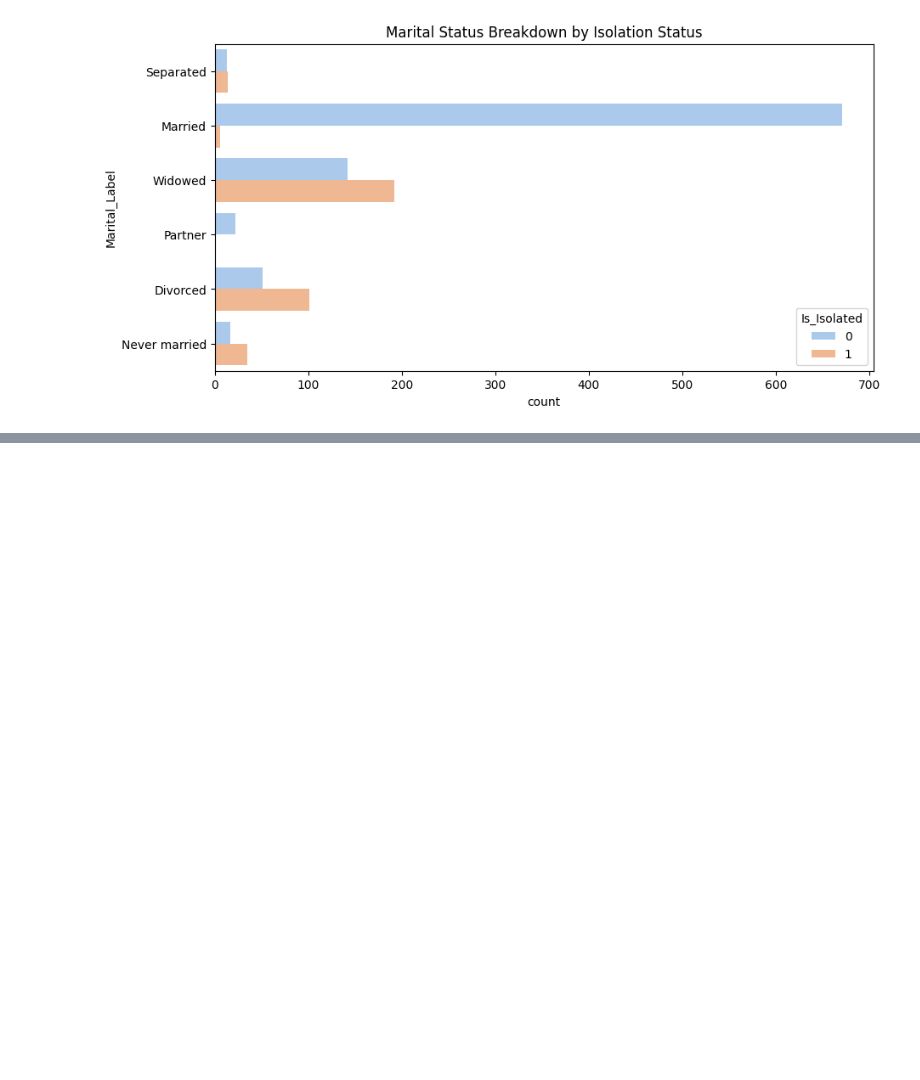
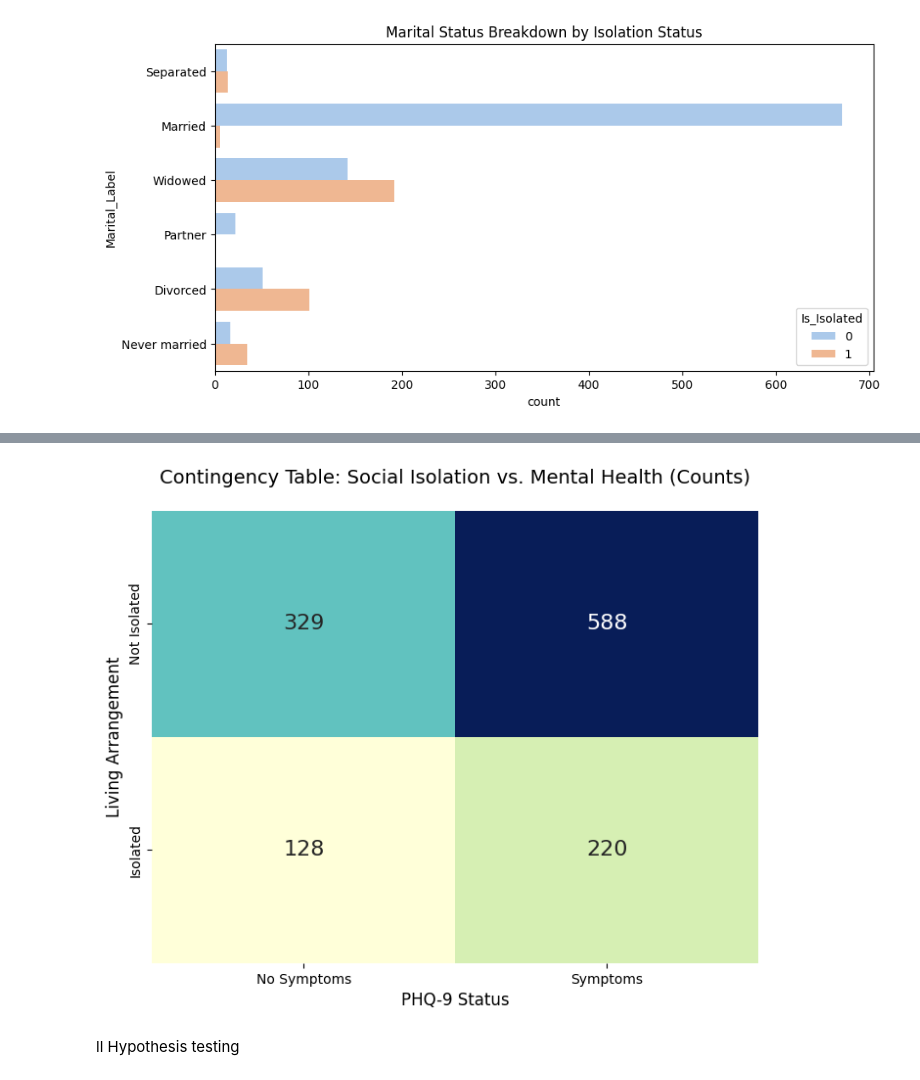
Before and after one commit to Toa-0128/Data-Analysis-Final-Project-, a Jupyter notebook: final_project.ipynb, the cells around one changed output, grey strips where cells are left out. Cells and saved outputs as stored; diff of their text form; code cells hidden in the pictures; blank space fills up the shorter version.

```diff
--- a/final_project.ipynb
+++ b/final_project.ipynb
@@ -154,3 +154,29 @@ plt.title('Marital Status Breakdown by Isolation Status')
 plt.show()
 # %% [output]
 [figure]
+# %%
+# 1. Flag presence of symptoms (0 if score is 0, 1 if 1 or more)
+df_elderly['Has_Symptoms'] = (df_elderly['PHQ_Total'] > 0).astype(int)
+
+# 2. Create a cross-tabulation table (row: isolated or not, column: has symptoms)
+# Including margins=True will display totals
+ct = pd.crosstab(df_elderly['Is_Isolated'], df_elderly['Has_Symptoms'],
+                 margins=True, margins_name="Total")
+
+print("### Cross-tabulation: Isolation vs Symptoms ###")
+print(ct)
+
+# 3. Display percentages (row-wise) for easier comparison
+ct_pct = pd.crosstab(df_elderly['Is_Isolated'], df_elderly['Has_Symptoms'],
+                     normalize='index') * 100
+print("\n### Row Percentages (%) ###")
+print(ct_pct)
+
+# 4. Calculate Phi Coefficient
+# Correlation for 'binary x binary' as per project requirements
+from scipy.stats.contingency import association
+# For binary x binary data, Pearson's correlation coefficient is equivalent to the Phi coefficient.
+# The 'association' function from scipy.stats.contingency does not have 'phi' as a method,
+# but 'pearson' can be used for 2x2 tables to get the phi coefficient.
+phi = association(pd.crosstab(df_elderly['Is_Isolated'], df_elderly['Has_Symptoms']), method="pearson")
+print(f"\nPhi Coefficient: {phi:.4f}")
@@ -156,0 +198,16 @@ plt.show()
+# %%
+ct_raw = pd.crosstab(df_elderly['Is_Isolated'], df_elderly['Has_Symptoms'])
+ct_raw.index = ['Not Isolated', 'Isolated']
+ct_raw.columns = ['No Symptoms', 'Symptoms']
+
+plt.figure(figsize=(8, 6))
+sns.heatmap(ct_raw, annot=True, fmt='d', cmap='YlGnBu', cbar=False, annot_kws={"size": 16})
+
+plt.title('Contingency Table: Social Isolation vs. Mental Health (Counts)', fontsize=14, pad=20)
+plt.ylabel('Living Arrangement', fontsize=12)
+plt.xlabel('PHQ-9 Status', fontsize=12)
+plt.show()
+# %% [output]
+[figure, added]
+# %% [markdown]
+ll Hypothesis testing
```
Also changed, not shown: parts of 22 cells of this notebook.
